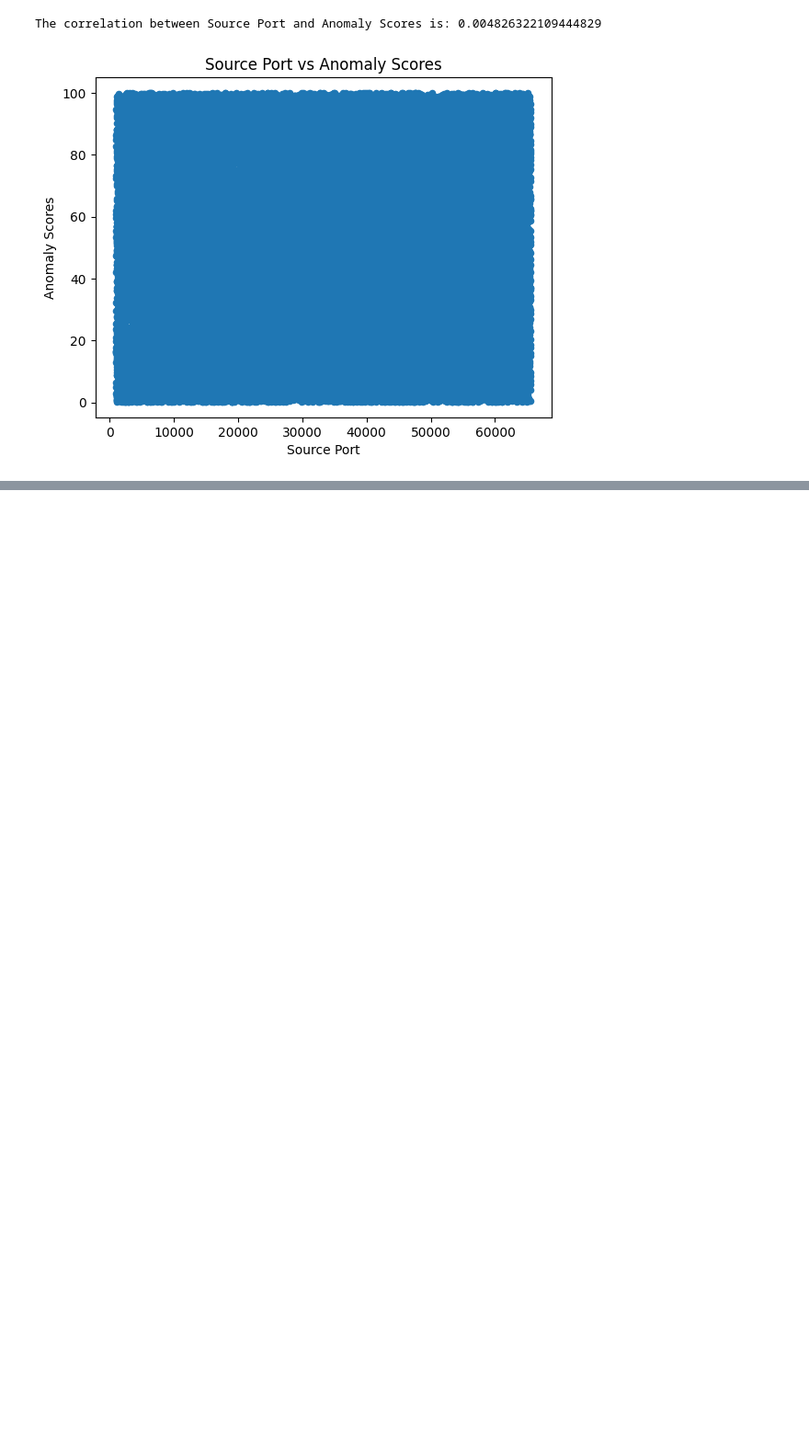
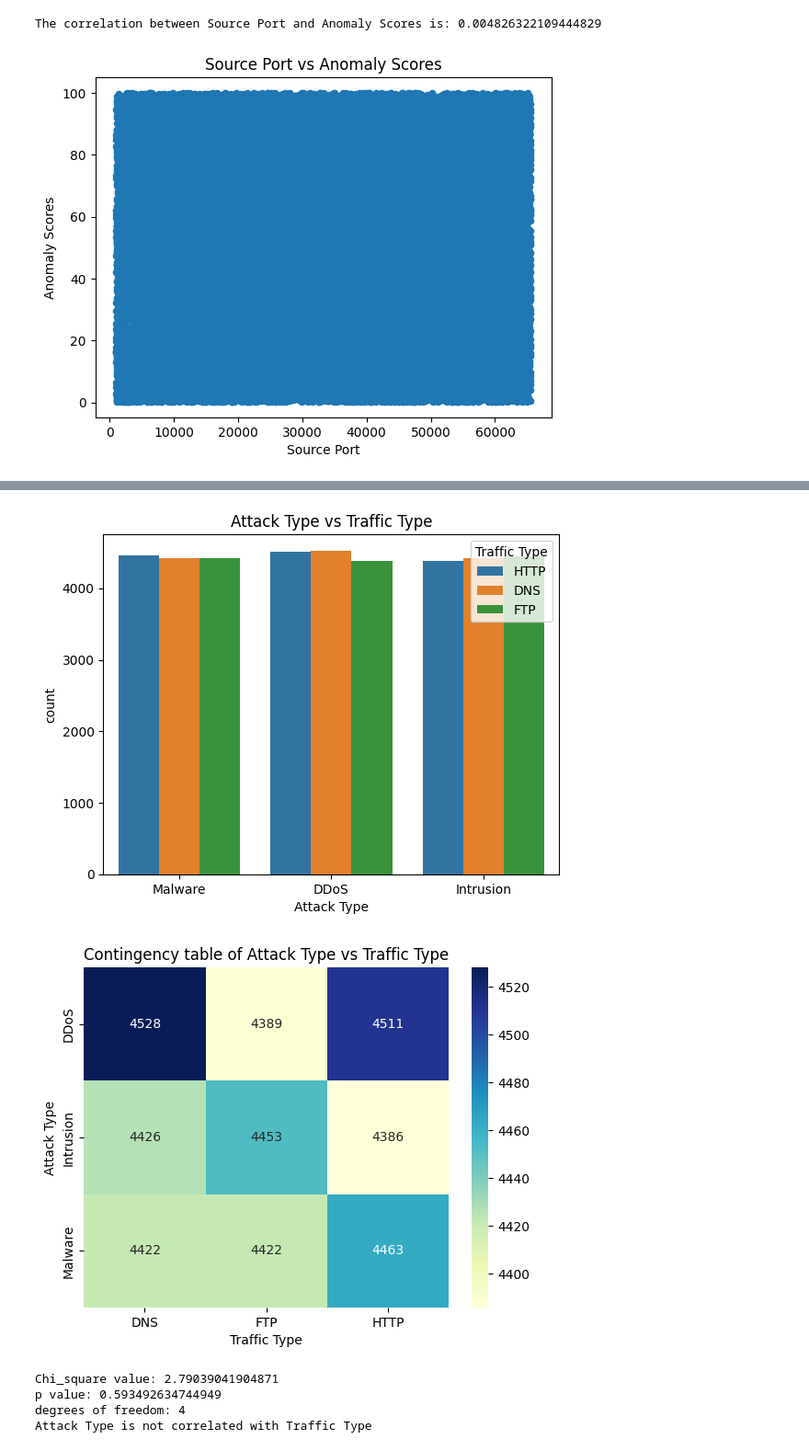
Before and after one commit to ChuckJovans/CyberSecurity-Attacks-EDA, a Jupyter notebook: cybersecurity.ipynb, the cells around one changed output, grey strips where cells are left out. Shown: that part at 92% size. Saved outputs shown, nothing was run; the diff lists cells and outputs as text; code cells hidden in the pictures; blank space fills up the shorter version.

```diff
--- a/cybersecurity.ipynb
+++ b/cybersecurity.ipynb
@@ -197,0 +208,9 @@ The correlation between Source Port and Anomaly Scores is: 0.004826322109444829
+# %%
+datacleaner.cat_to_cat("Attack Type","Traffic Type")
+# %% [output]
+[figure, added]
+[figure, added]
+Chi_square value: 2.79039041904871
+p value: 0.593492634744949
+degrees of freedom: 4
+Attack Type is not correlated with Traffic Type
```
Also changed, not shown: parts of 2 cells of this notebook.
